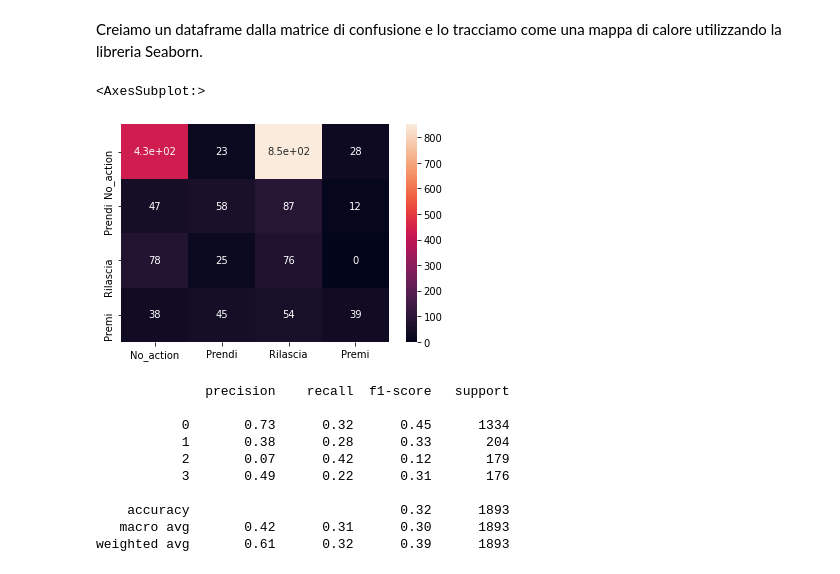
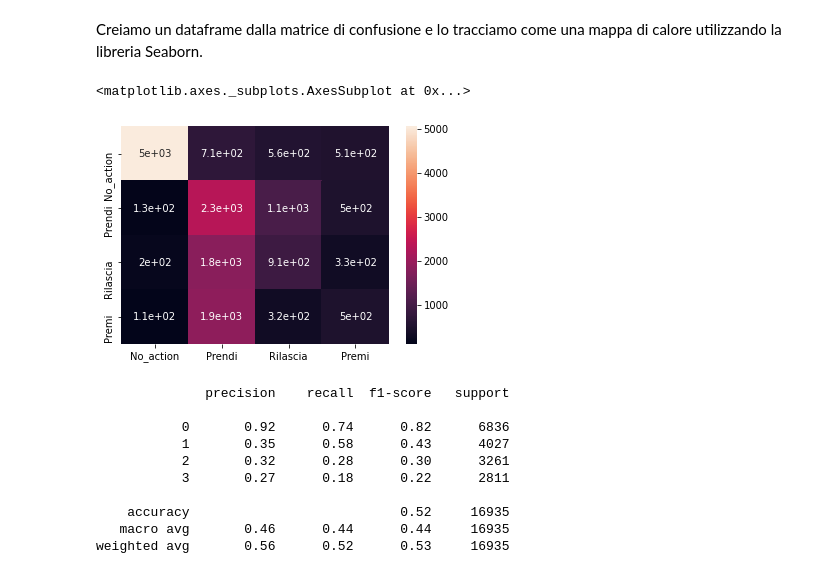
Before and after one commit to Gigi-G/Recognition-of-actions-on-objects-using-Microsoft-HoloLens-2, a Jupyter notebook: LSTM/LSTM.ipynb, the cells around one changed output. Drawn from its saved outputs; the diff is of its cells as text; code cells hidden in the pictures.

Commit message:
fix: LSTM model

```diff
--- a/LSTM/LSTM.ipynb
+++ b/LSTM/LSTM.ipynb
@@ -294,3 +404,11 @@ def multi_acc(y_pred, y_test):
+# %%
+def multi_acc(y_pred, y_true):
+    _, y_pred_tags = torch.max(y_pred, dim = 1)
+    return accuracy_score(y_true.tolist(), y_pred_tags.tolist()) * 100
+# %%
+def multi_f1(y_pred, y_true):
+    _, y_pred_tags = torch.max(y_pred, dim = 1)
+    return f1_score(y_true.tolist(), y_pred_tags.tolist(), average=None, zero_division=1, labels=[0,1,2,3])
 # %% [markdown]
 Definiremo anche 2 dizionari che memorizzeranno l'accuratezza/epoca e la perdita/epoca sia per il treno che per i set di convalida.
 # %%
@@ -303,3 +421,23 @@ loss_stats = {
     'train': [],
     "val": []
 }
+
+f1_score_No_action = {
+    'train': [],
+    "val": []
+}
+
+f1_score_Prendi = {
+    'train': [],
+    "val": []
+}
+
+f1_score_Rilascia = {
+    'train': [],
+    "val": []
+}
+
+f1_score_Premi = {
+    'train': [],
+    "val": []
+}
@@ -413,11 +631,18 @@ Iniziamo definendo un elenco che conterrà le nostre previsioni.  Quindi eseguia
 y_pred_list = []
 
 with torch.no_grad():
+
     model.eval()
-    for X_batch, _ in test_loader:
-        X_batch = X_batch.to(device)
-        y_test_pred = model(X_batch)
+    for test in test_dataset:
+        X_batch = test.X_data.to(device)
+        y_test_pred, _ = model(torch.reshape(X_batch, (X_batch.shape[0], 1, X_batch.shape[1])))
         _, y_pred_tags = torch.max(y_test_pred, dim = 1)
         y_pred_list.append(y_pred_tags.cpu().numpy())
 
 y_pred_list = [a.squeeze().tolist() for a in y_pred_list]
+pred_list = []
+for pred in y_pred_list:
+  for p in pred:
+    pred_list.append(p)
+print(len(pred_list[:-1]))
+print(len(test_Y))
@@ -426,21 +654,21 @@ y_pred_list = [a.squeeze().tolist() for a in y_pred_list]
 # %% [markdown]
 Creiamo un dataframe dalla matrice di confusione e lo tracciamo come una mappa di calore utilizzando la libreria Seaborn.
 # %%
-confusion_matrix_df = pd.DataFrame(confusion_matrix(test_Y, y_pred_list)).rename(columns=idx2class, index=idx2class)
+confusion_matrix_df = pd.DataFrame(confusion_matrix(test_Y, pred_list[:-1])).rename(columns=idx2class, index=idx2class)
 sns.heatmap(confusion_matrix_df, annot=True)
 # %% [output]
-<AxesSubplot:>
+<matplotlib.axes._subplots.AxesSubplot at 0x...>
-[figure, old version]
+[figure, new version]
 # %%
-print(classification_report(test_Y, y_pred_list))
+print(classification_report(test_Y, pred_list[:-1]))
 # %% [output]
               precision    recall  f1-score   support
 
-           0       0.73      0.32      0.45      1334
-           1       0.38      0.28      0.33       204
-           2       0.07      0.42      0.12       179
-           3       0.49      0.22      0.31       176
+           0       0.92      0.74      0.82      6836
+           1       0.35      0.58      0.43      4027
+           2       0.32      0.28      0.30      3261
+           3       0.27      0.18      0.22      2811
 
-    accuracy                           0.32      1893
-   macro avg       0.42      0.31      0.30      1893
-weighted avg       0.61      0.32      0.39      1893
+    accuracy                           0.52     16935
+   macro avg       0.46      0.44      0.44     16935
+weighted avg       0.56      0.52      0.53     16935
```
Also changed, not shown: parts of 41 cells of this notebook.
